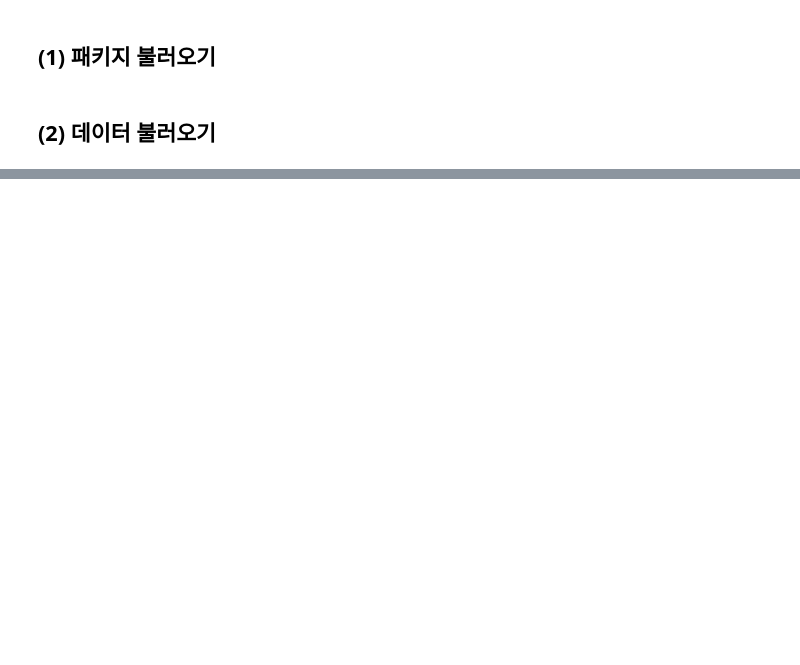
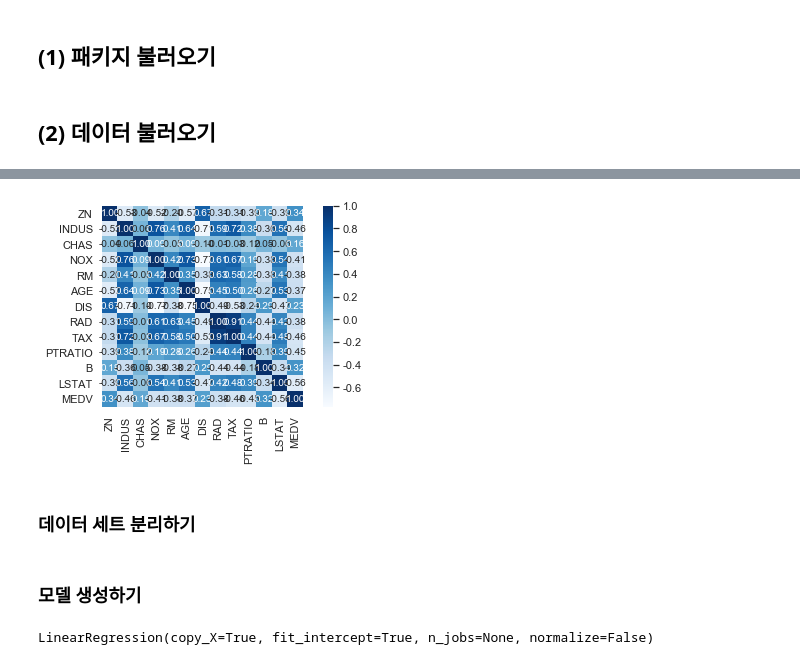
Before and after one commit to vynnee/ML_study, a Jupyter notebook: project.ipynb, the cells around one changed output, grey strips where cells are left out. Saved outputs shown, nothing was run; the diff lists cells and outputs as text; code cells hidden in the pictures; blank space fills up the shorter version.

```diff
--- a/project.ipynb
+++ b/project.ipynb
@@ -174,0 +48,3 @@ test_err[test_err['errcode'].isnull()]
+# %%
+data_path = 'data.csv'
+data = pd.read_csv(data_path, encoding = 'CP949')
@@ -174,0 +111,3 @@ test_err[test_err['errcode'].isnull()]
+# %%
+mean_rm = data['RM'].mean(axis = 0)
+data['RM'] = data.fillna(mean_rm) # 결측치 평균으로 대체
@@ -174,0 +139,5 @@ test_err[test_err['errcode'].isnull()]
+# %%
+cols = ["ZN", "INDUS", "CHAS", "NOX", "RM", "AGE", "DIS", "RAD",
+        "TAX", "PTRATIO", "B", "LSTAT", "MEDV"]
+corr = data[cols].corr(method = 'pearson')
+print(corr)
@@ -174,0 +162,17 @@ test_err[test_err['errcode'].isnull()]
+# %%
+sns.set(font_scale = 1.0)
+hm = sns.heatmap(corr.values,
+                cbar = True,
+                annot = True,
+                square = True,
+                fmt = '.2f',
+                annot_kws = {'size' : 10},
+                xticklabels = cols,
+                yticklabels = cols,
+                cmap = 'Blues')
+plt.tight_layout()
+plt.show()
+# %% [output]
+[figure, added]
+# %% [markdown]
+### 데이터 세트 분리하기
@@ -174,0 +186,9 @@ test_err[test_err['errcode'].isnull()]
+# %% [markdown]
+### 모델 생성하기
+# %%
+from sklearn.linear_model import LinearRegression
+
+mlr = LinearRegression()
+mlr.fit(x_train, y_train)
+# %% [output]
+LinearRegression(copy_X=True, fit_intercept=True, n_jobs=None, normalize=False)
```
Also changed, not shown: parts of 47 cells of this notebook.
